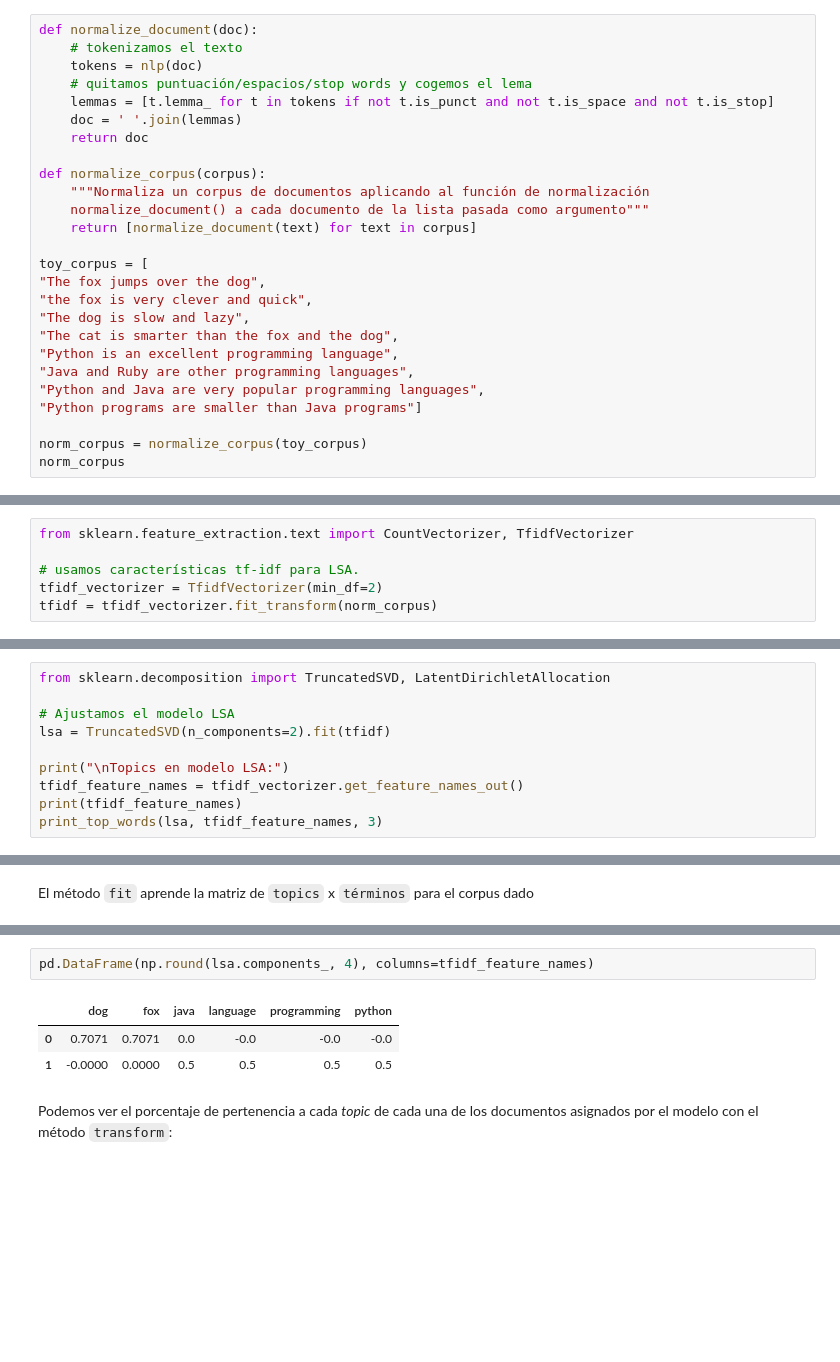
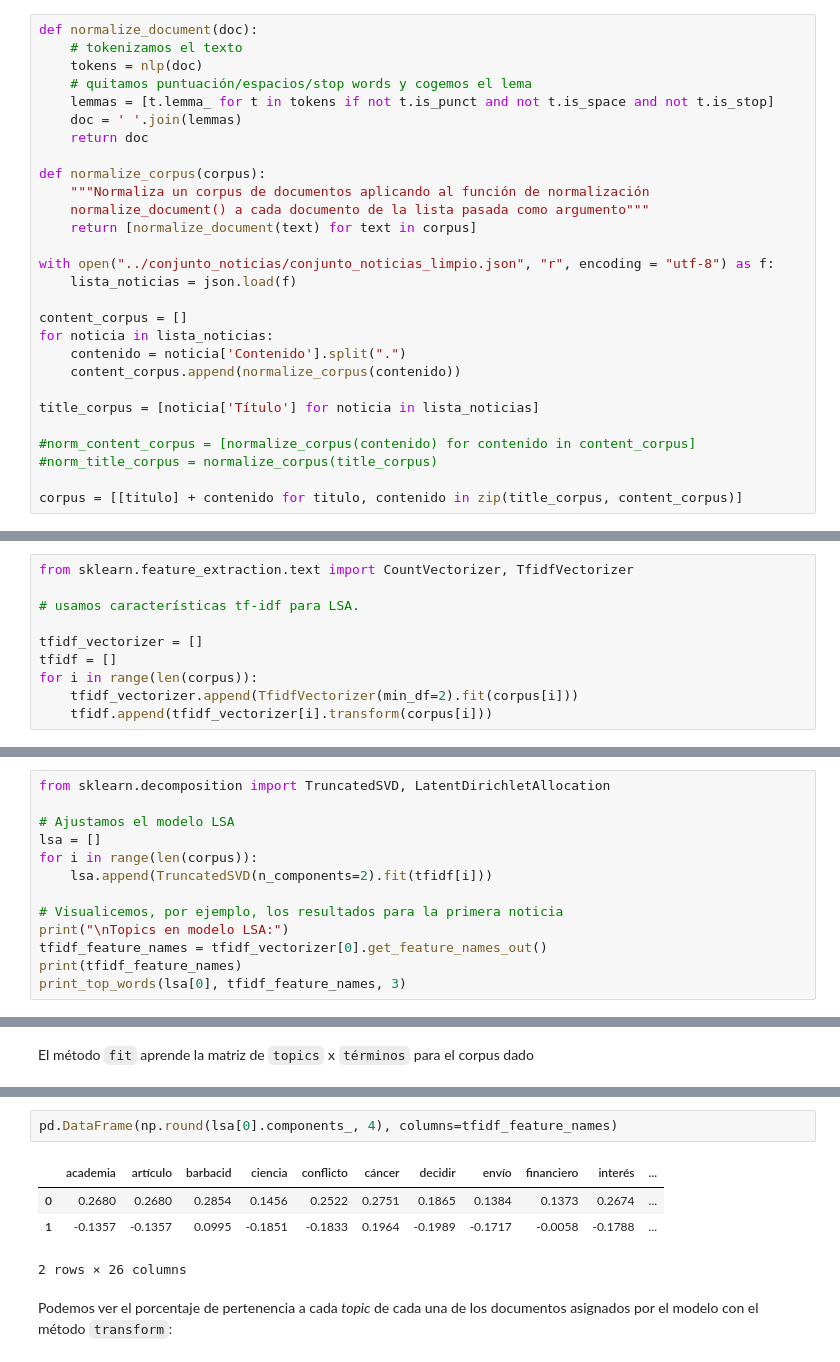
Before and after one commit to hepejaAED/ProyectoNLP, a Jupyter notebook: topic_modeling/Topic_modeling_NLP_noDL.ipynb, the cells around one changed output, grey strips where cells are left out. Cells and saved outputs as stored; diff of their text form; blank space fills up the shorter version.

Commit message:
Topic modeling sobre todas las noticias

```diff
--- a/topic_modeling/Topic_modeling_NLP_noDL.ipynb
+++ b/topic_modeling/Topic_modeling_NLP_noDL.ipynb
@@ -46,15 +64,17 @@ def normalize_corpus(corpus):
     normalize_document() a cada documento de la lista pasada como argumento"""
     return [normalize_document(text) for text in corpus]
 
-toy_corpus = [
-"The fox jumps over the dog",
-"the fox is very clever and quick",
-"The dog is slow and lazy",
-"The cat is smarter than the fox and the dog",
-"Python is an excellent programming language",
-"Java and Ruby are other programming languages",
-"Python and Java are very popular programming languages",
-"Python programs are smaller than Java programs"]
+with open("../conjunto_noticias/conjunto_noticias_limpio.json", "r", encoding = "utf-8") as f:
+    lista_noticias = json.load(f)
 
-norm_corpus = normalize_corpus(toy_corpus)
-norm_corpus
+content_corpus = []
+for noticia in lista_noticias:
+    contenido = noticia['Contenido'].split(".")
+    content_corpus.append(normalize_corpus(contenido))
+
+title_corpus = [noticia['Título'] for noticia in lista_noticias]
+
+#norm_content_corpus = [normalize_corpus(contenido) for contenido in content_corpus]
+#norm_title_corpus = normalize_corpus(title_corpus)
+
+corpus = [[titulo] + contenido for titulo, contenido in zip(title_corpus, content_corpus)]
@@ -77,8 +88,12 @@ Partimos de un modelo TF-IDF para el modelado LSA y de un modelo BoW para el mod
 from sklearn.feature_extraction.text import CountVectorizer, TfidfVectorizer
 
 # usamos características tf-idf para LSA.
-tfidf_vectorizer = TfidfVectorizer(min_df=2)
-tfidf = tfidf_vectorizer.fit_transform(norm_corpus)
+
+tfidf_vectorizer = []
+tfidf = []
+for i in range(len(corpus)):
+    tfidf_vectorizer.append(TfidfVectorizer(min_df=2).fit(corpus[i]))
+    tfidf.append(tfidf_vectorizer[i].transform(corpus[i]))
 # %% [markdown]
 Definimos una función de ayuda para mostrar los resultados (términos asociados a cada tema)
 # %%
@@ -97,11 +112,14 @@ Calculamos los modelos para nuestro corpus (método `fit`) y vemos cuáles son l
 from sklearn.decomposition import TruncatedSVD, LatentDirichletAllocation
 
 # Ajustamos el modelo LSA
-lsa = TruncatedSVD(n_components=2).fit(tfidf)
+lsa = []
+for i in range(len(corpus)):
+    lsa.append(TruncatedSVD(n_components=2).fit(tfidf[i]))
 
+# Visualicemos, por ejemplo, los resultados para la primera noticia
 print("\nTopics en modelo LSA:")
-tfidf_feature_names = tfidf_vectorizer.get_feature_names_out()
+tfidf_feature_names = tfidf_vectorizer[0].get_feature_names_out()
 print(tfidf_feature_names)
-print_top_words(lsa, tfidf_feature_names, 3)
+print_top_words(lsa[0], tfidf_feature_names, 3)
 # %% [output]
 Topics en modelo LSA:
@@ -138,9 +162,10 @@ lsa.components_.shape
 # %%
-pd.DataFrame(np.round(lsa.components_, 4), columns=tfidf_feature_names)
+pd.DataFrame(np.round(lsa[0].components_, 4), columns=tfidf_feature_names)
 # %% [output]
-|  | dog | fox | java | language | programming | python |
-| 0 | 0.7071 | 0.7071 | 0.0 | -0.0 | -0.0 | -0.0 |
-| 1 | -0.0000 | 0.0000 | 0.5 | 0.5 | 0.5 | 0.5 |
+|  | academia | artículo | barbacid | ciencia | conflicto | cáncer | decidir | envío | financiero | interés | ... |
+| 0 | 0.2680 | 0.2680 | 0.2854 | 0.1456 | 0.2522 | 0.2751 | 0.1865 | 0.1384 | 0.1373 | 0.2674 | ... |
+| 1 | -0.1357 | -0.1357 | 0.0995 | -0.1851 | -0.1833 | 0.1964 | -0.1989 | -0.1717 | -0.0058 | -0.1788 | ... |
+2 rows × 26 columns
 # %% [markdown]
 Podemos ver el porcentaje de pertenencia a cada *topic* de cada una de los documentos asignados por el modelo con el método `transform`:
 # %%
```
Also changed, not shown: parts of 17 cells of this notebook.
